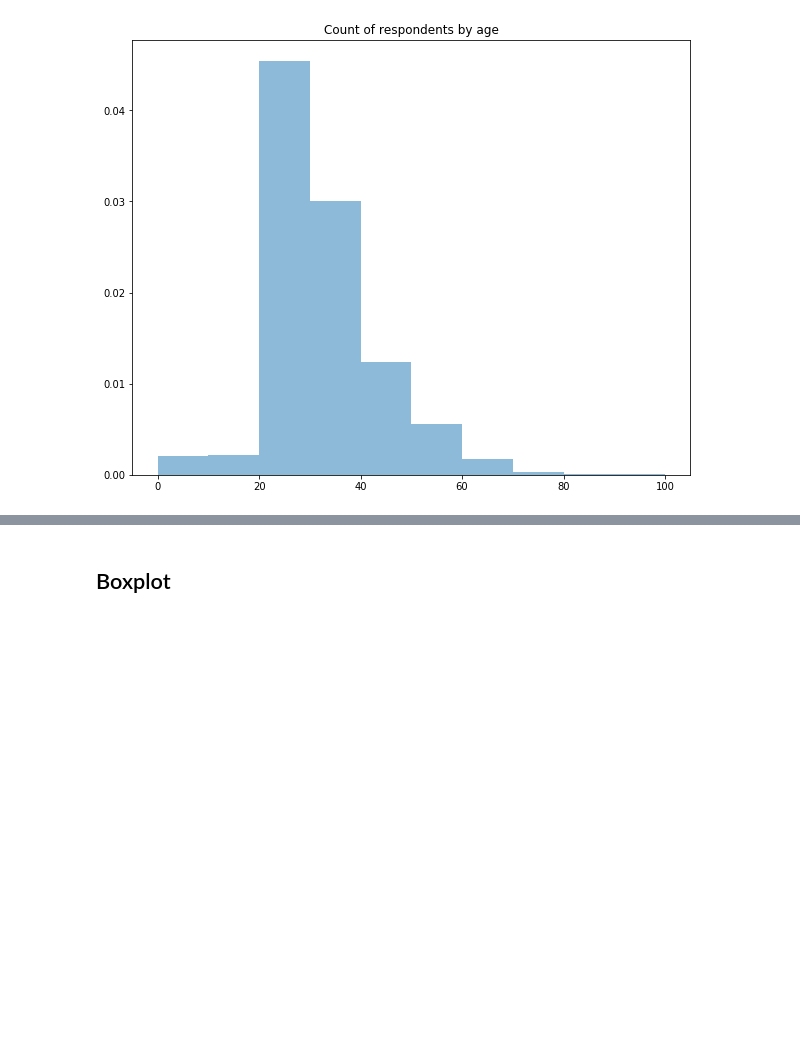
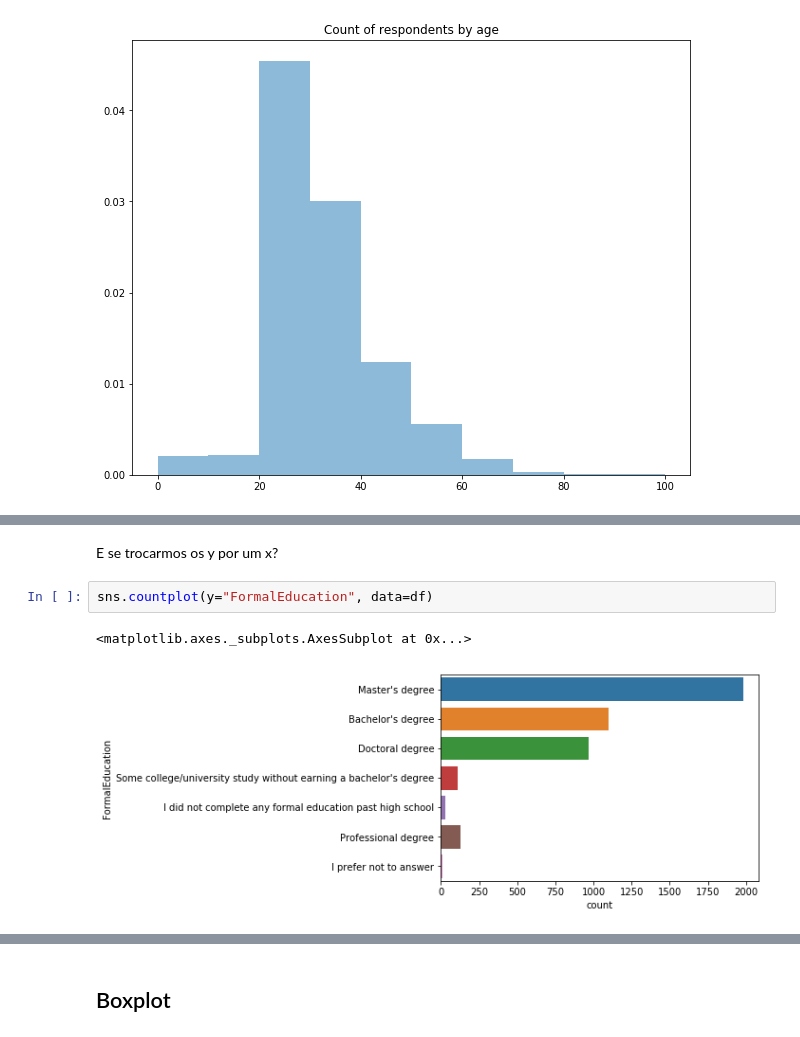
Before and after one commit to bahbbc/presentations, a Jupyter notebook: classes/data-visualization/DataVisualization.ipynb, the cells around one changed output, grey strips where cells are left out. Cells and saved outputs as stored; diff of their text form; blank space fills up the shorter version.

```diff
--- a/classes/data-visualization/DataVisualization.ipynb
+++ b/classes/data-visualization/DataVisualization.ipynb
@@ -66,0 +76,7 @@ _ = plt.title("Count of respondents by age")
+# %% [markdown]
+E se trocarmos os y por um x?
+# %%
+sns.countplot(y="FormalEducation", data=df)
+# %% [output]
+<matplotlib.axes._subplots.AxesSubplot at 0x...>
+[figure, added]
```
Also changed, not shown: parts of 27 cells of this notebook, 1 other file.
